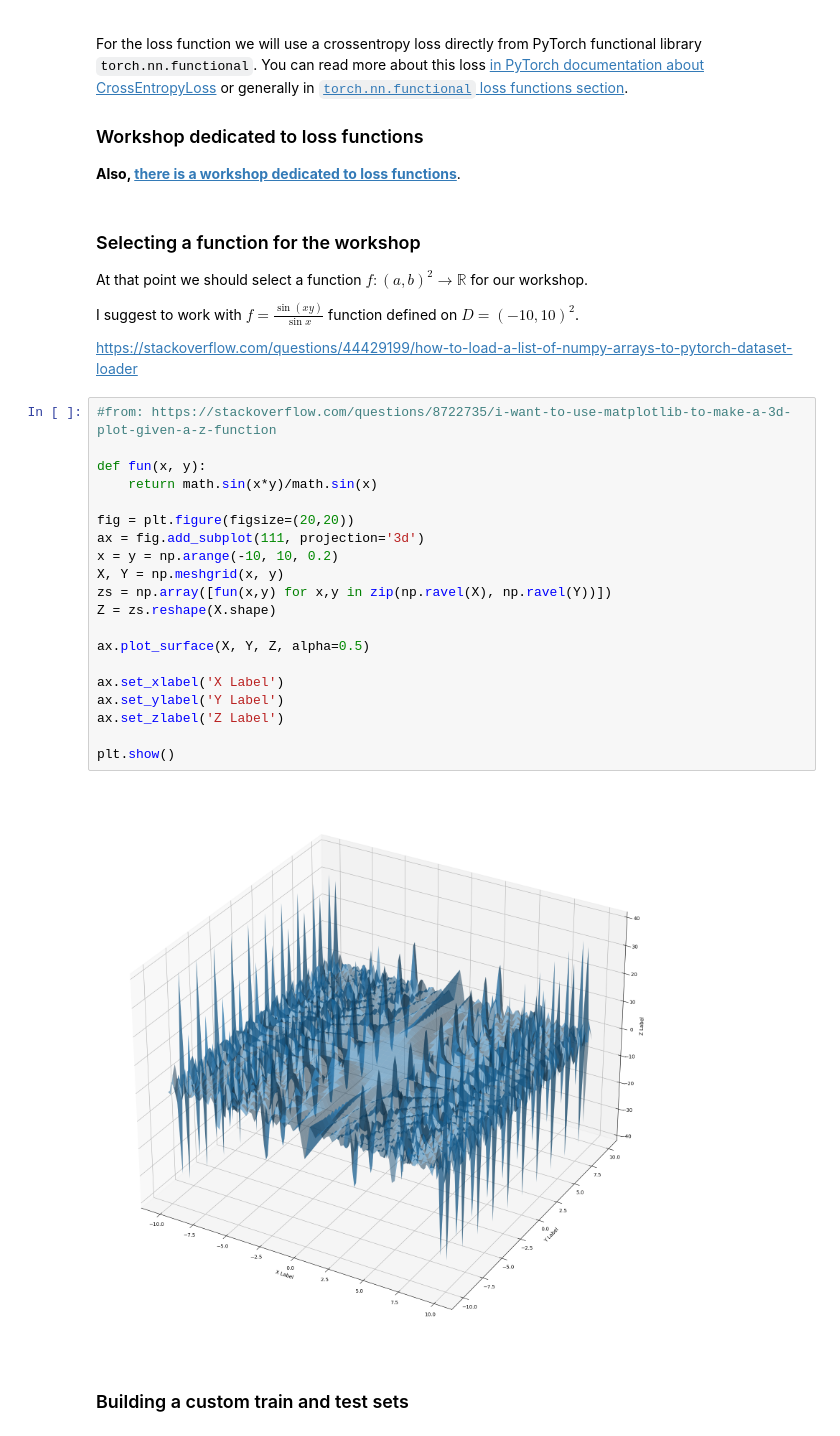
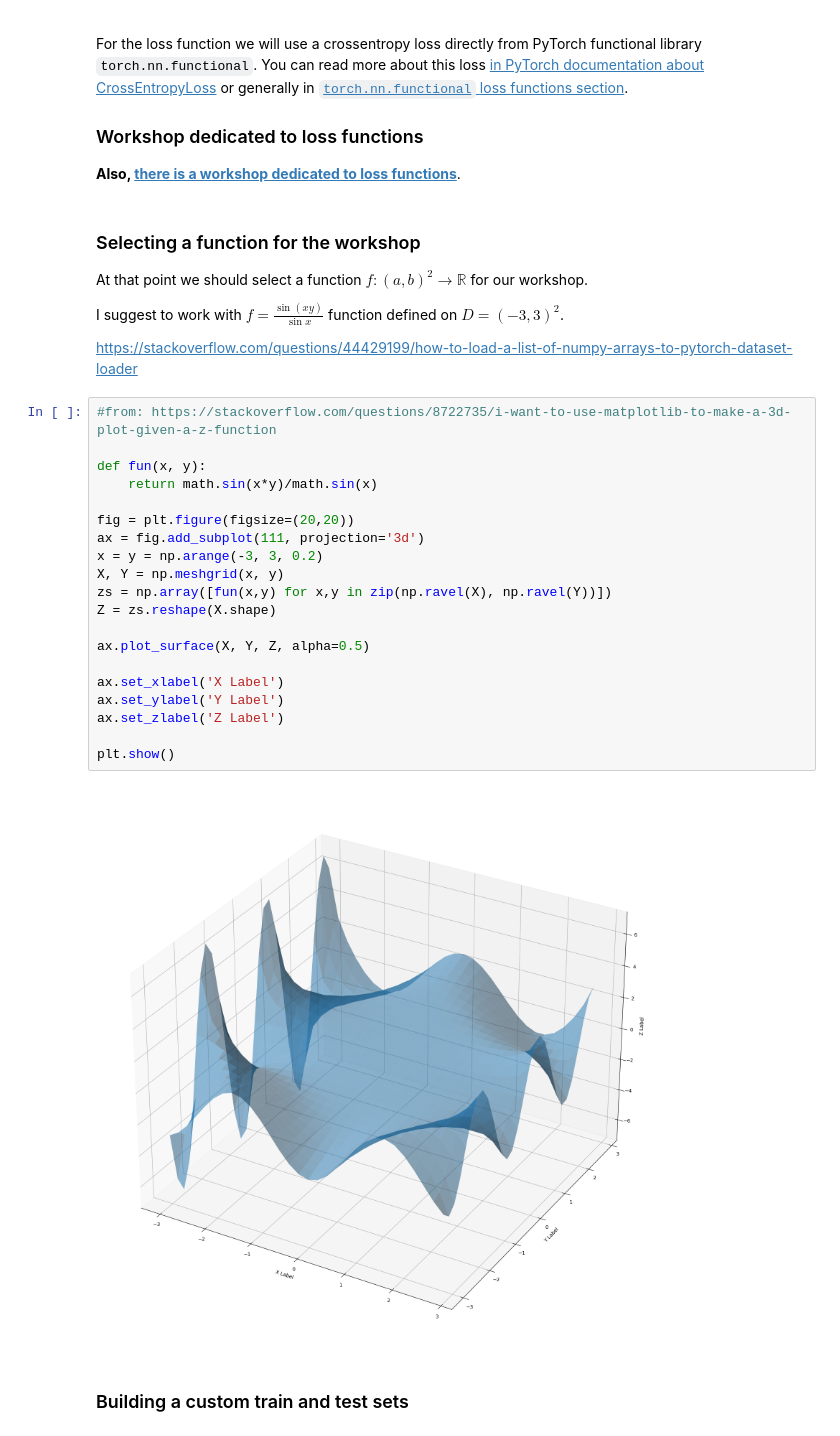
Before and after one commit to SzymonNowakowski/ml_workshop_jupyter, a Jupyter notebook: 3_simple_MLP.ipynb, the cells around one changed output. Drawn from its saved outputs; the diff is of its cells as text.

```diff
--- a/3_simple_MLP.ipynb
+++ b/3_simple_MLP.ipynb
@@ -66,31 +66,31 @@ For the loss function we will use a crossentropy loss directly from PyTorch func
 
 At that point we should select a function $f: (a,b)^2 \rightarrow \mathbb{R}$ for our workshop.
 
-I suggest to work with $f = \frac{\sin(xy)}{\sin{x}}$ function defined on $D = (-10, 10)^2$.
+I suggest to work with $f = \frac{\sin(xy)}{\sin{x}}$ function defined on $D = (-3, 3)^2$.
 
 https://stackoverflow.com/questions/44429199/how-to-load-a-list-of-numpy-arrays-to-pytorch-dataset-loader
 # %%
 #from: https://stackoverflow.com/questions/8722735/i-want-to-use-matplotlib-to-make-a-3d-plot-given-a-z-function
 
 def fun(x, y):
     return math.sin(x*y)/math.sin(x)
 
 fig = plt.figure(figsize=(20,20))
 ax = fig.add_subplot(111, projection='3d')
-x = y = np.arange(-10, 10, 0.2)
+x = y = np.arange(-3, 3, 0.2)
 X, Y = np.meshgrid(x, y)
 zs = np.array([fun(x,y) for x,y in zip(np.ravel(X), np.ravel(Y))])
 Z = zs.reshape(X.shape)
 
 ax.plot_surface(X, Y, Z, alpha=0.5)
 
 ax.set_xlabel('X Label')
 ax.set_ylabel('Y Label')
 ax.set_zlabel('Z Label')
 
 plt.show()
 # %% [output]
-[figure, old version]
+[figure, new version]
 # %% [markdown]
 ### Building a custom train and test sets
 # %%
```
Also changed, not shown: parts of 15 cells of this notebook.
